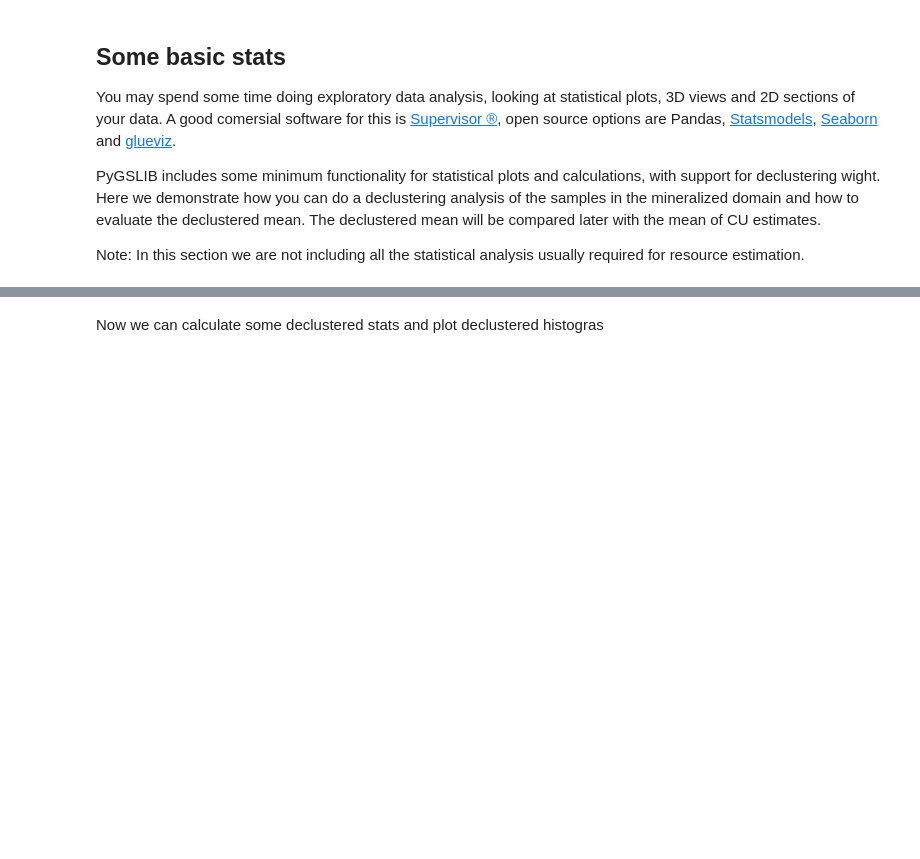
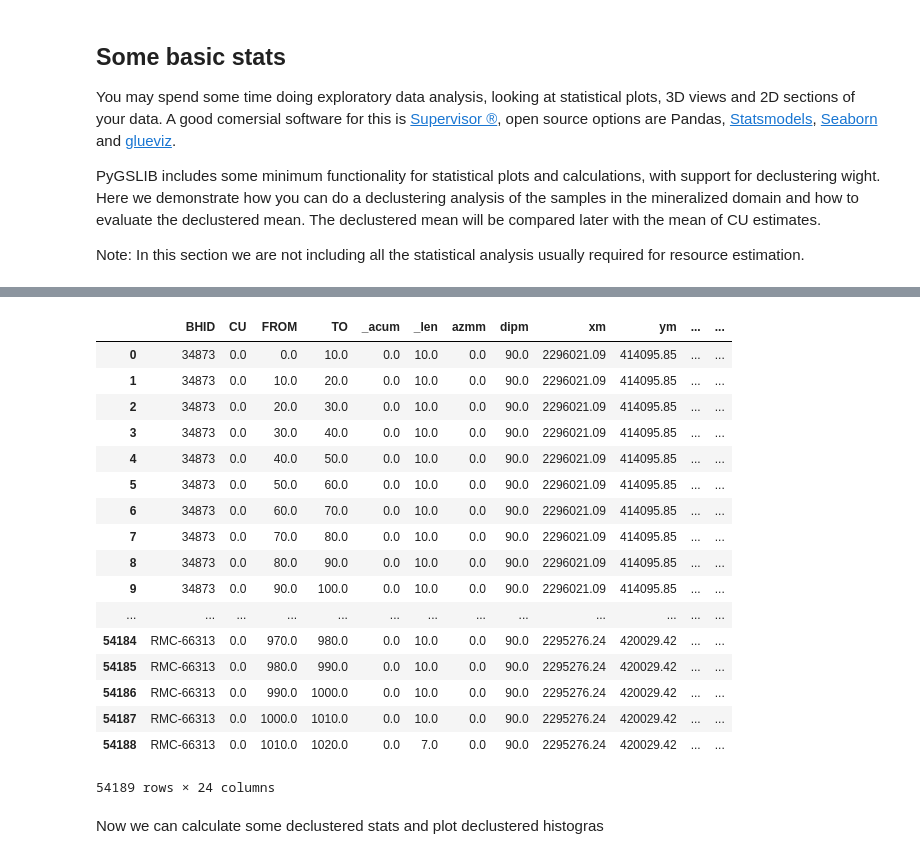
Before and after one commit to opengeostat/pygslib, a Jupyter notebook: pygslib/Ipython_templates/Tutorial_1/Tutorial_V2.ipynb, the cells around one changed output, grey strips where cells are left out. Saved outputs shown, nothing was run; the diff lists cells and outputs as text; code cells hidden in the pictures; blank space fills up the shorter version.

```diff
--- a/pygslib/Ipython_templates/Tutorial_1/Tutorial_V2.ipynb
+++ b/pygslib/Ipython_templates/Tutorial_1/Tutorial_V2.ipynb
@@ -389,6 +390,27 @@ mydholedb.table["CMP"].loc[mydholedb.table['CMP']['Domain']==1, 'declustwt'] = w
 
 # calculating declustered mean
 decl_mean = rvrcr[0]
+# %%
+mydholedb.table["CMP"]
+# %% [output]
+|  | BHID | CU | FROM | TO | _acum | _len | azmm | dipm | xm | ym | ... | ... |
+| 0 | 34873 | 0.0 | 0.0 | 10.0 | 0.0 | 10.0 | 0.0 | 90.0 | 2296021.09 | 414095.85 | ... | ... |
+| 1 | 34873 | 0.0 | 10.0 | 20.0 | 0.0 | 10.0 | 0.0 | 90.0 | 2296021.09 | 414095.85 | ... | ... |
+| 2 | 34873 | 0.0 | 20.0 | 30.0 | 0.0 | 10.0 | 0.0 | 90.0 | 2296021.09 | 414095.85 | ... | ... |
+| 3 | 34873 | 0.0 | 30.0 | 40.0 | 0.0 | 10.0 | 0.0 | 90.0 | 2296021.09 | 414095.85 | ... | ... |
+| 4 | 34873 | 0.0 | 40.0 | 50.0 | 0.0 | 10.0 | 0.0 | 90.0 | 2296021.09 | 414095.85 | ... | ... |
+| 5 | 34873 | 0.0 | 50.0 | 60.0 | 0.0 | 10.0 | 0.0 | 90.0 | 2296021.09 | 414095.85 | ... | ... |
+| 6 | 34873 | 0.0 | 60.0 | 70.0 | 0.0 | 10.0 | 0.0 | 90.0 | 2296021.09 | 414095.85 | ... | ... |
+| 7 | 34873 | 0.0 | 70.0 | 80.0 | 0.0 | 10.0 | 0.0 | 90.0 | 2296021.09 | 414095.85 | ... | ... |
+| 8 | 34873 | 0.0 | 80.0 | 90.0 | 0.0 | 10.0 | 0.0 | 90.0 | 2296021.09 | 414095.85 | ... | ... |
+| 9 | 34873 | 0.0 | 90.0 | 100.0 | 0.0 | 10.0 | 0.0 | 90.0 | 2296021.09 | 414095.85 | ... | ... |
+| ... | ... | ... | ... | ... | ... | ... | ... | ... | ... | ... | ... | ... |
+| 54184 | RMC-66313 | 0.0 | 970.0 | 980.0 | 0.0 | 10.0 | 0.0 | 90.0 | 2295276.24 | 420029.42 | ... | ... |
+| 54185 | RMC-66313 | 0.0 | 980.0 | 990.0 | 0.0 | 10.0 | 0.0 | 90.0 | 2295276.24 | 420029.42 | ... | ... |
+| 54186 | RMC-66313 | 0.0 | 990.0 | 1000.0 | 0.0 | 10.0 | 0.0 | 90.0 | 2295276.24 | 420029.42 | ... | ... |
+| 54187 | RMC-66313 | 0.0 | 1000.0 | 1010.0 | 0.0 | 10.0 | 0.0 | 90.0 | 2295276.24 | 420029.42 | ... | ... |
+| 54188 | RMC-66313 | 0.0 | 1010.0 | 1020.0 | 0.0 | 7.0 | 0.0 | 90.0 | 2295276.24 | 420029.42 | ... | ... |
+54189 rows × 24 columns
 # %% [markdown]
 Now we can calculate some declustered stats and plot declustered histogras
 # %%
```
Also changed, not shown: parts of 11 cells of this notebook, 8 other files.
